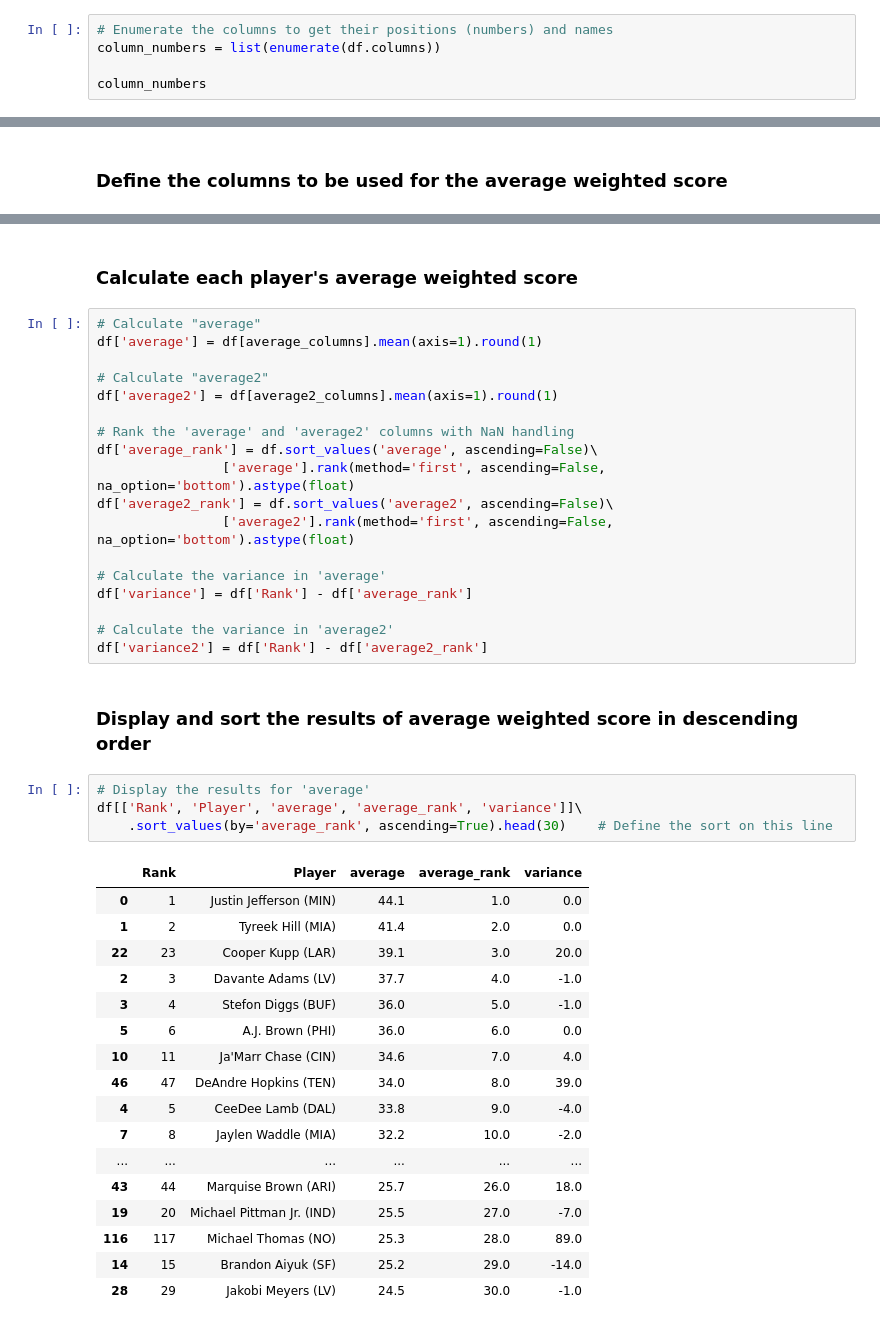
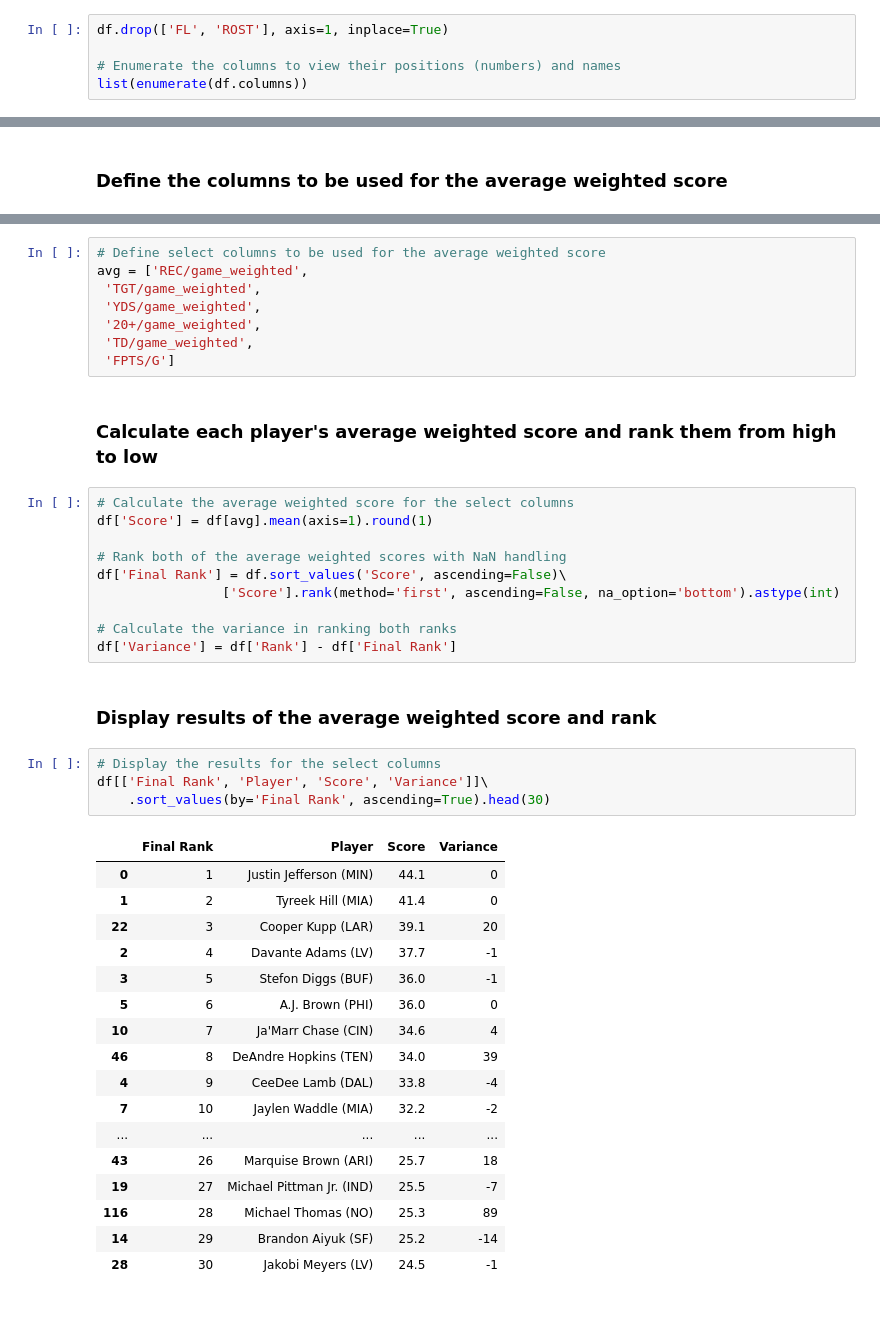
Before and after one commit to meltangonan/fantasy-football, a Jupyter notebook: WR Template.ipynb, the cells around one changed output, grey strips where cells are left out. Drawn from its saved outputs; the diff is of its cells as text.

```diff
--- a/WR Template.ipynb
+++ b/WR Template.ipynb
@@ -24,8 +24,8 @@ df.head(10)
 # %%
-# Enumerate the columns to get their positions (numbers) and names
-column_numbers = list(enumerate(df.columns))
+df.drop(['FL', 'ROST'], axis=1, inplace=True)
 
-column_numbers
+# Enumerate the columns to view their positions (numbers) and names
+list(enumerate(df.columns))
 # %% [output]
 [(0, 'Rank'),
  (1, 'Player'),
@@ -254,44 +257,44 @@ average2_columns
+# %%
+# Define select columns to be used for the average weighted score
+avg = ['REC/game_weighted',
+ 'TGT/game_weighted',
+ 'YDS/game_weighted',
+ '20+/game_weighted',
+ 'TD/game_weighted',
+ 'FPTS/G']
 # %% [markdown]
-### Calculate each player's average weighted score
+### Calculate each player's average weighted score and rank them from high to low
 # %%
-# Calculate "average"
-df['average'] = df[average_columns].mean(axis=1).round(1)
+# Calculate the average weighted score for the select columns
+df['Score'] = df[avg].mean(axis=1).round(1)
 
-# Calculate "average2"
-df['average2'] = df[average2_columns].mean(axis=1).round(1)
+# Rank both of the average weighted scores with NaN handling
+df['Final Rank'] = df.sort_values('Score', ascending=False)\
+                ['Score'].rank(method='first', ascending=False, na_option='bottom').astype(int)
 
-# Rank the 'average' and 'average2' columns with NaN handling
-df['average_rank'] = df.sort_values('average', ascending=False)\
-                ['average'].rank(method='first', ascending=False, na_option='bottom').astype(float)
-df['average2_rank'] = df.sort_values('average2', ascending=False)\
-                ['average2'].rank(method='first', ascending=False, na_option='bottom').astype(float)
-
-# Calculate the variance in 'average'
-df['variance'] = df['Rank'] - df['average_rank']
-
-# Calculate the variance in 'average2'
-df['variance2'] = df['Rank'] - df['average2_rank']
+# Calculate the variance in ranking both ranks
+df['Variance'] = df['Rank'] - df['Final Rank']
 # %% [markdown]
-### Display and sort the results of average weighted score in descending order
+### Display results of the average weighted score and rank
 # %%
-# Display the results for 'average'
-df[['Rank', 'Player', 'average', 'average_rank', 'variance']]\
-    .sort_values(by='average_rank', ascending=True).head(30)    # Define the sort on this line
+# Display the results for the select columns
+df[['Final Rank', 'Player', 'Score', 'Variance']]\
+    .sort_values(by='Final Rank', ascending=True).head(30)
 # %% [output]
-|  | Rank | Player | average | average_rank | variance |
-| 0 | 1 | Justin Jefferson (MIN) | 44.1 | 1.0 | 0.0 |
-| 1 | 2 | Tyreek Hill (MIA) | 41.4 | 2.0 | 0.0 |
-| 22 | 23 | Cooper Kupp (LAR) | 39.1 | 3.0 | 20.0 |
-| 2 | 3 | Davante Adams (LV) | 37.7 | 4.0 | -1.0 |
-| 3 | 4 | Stefon Diggs (BUF) | 36.0 | 5.0 | -1.0 |
-| 5 | 6 | A.J. Brown (PHI) | 36.0 | 6.0 | 0.0 |
-| 10 | 11 | Ja'Marr Chase (CIN) | 34.6 | 7.0 | 4.0 |
-| 46 | 47 | DeAndre Hopkins (TEN) | 34.0 | 8.0 | 39.0 |
-| 4 | 5 | CeeDee Lamb (DAL) | 33.8 | 9.0 | -4.0 |
-| 7 | 8 | Jaylen Waddle (MIA) | 32.2 | 10.0 | -2.0 |
-| ... | ... | ... | ... | ... | ... |
-| 43 | 44 | Marquise Brown (ARI) | 25.7 | 26.0 | 18.0 |
-| 19 | 20 | Michael Pittman Jr. (IND) | 25.5 | 27.0 | -7.0 |
-| 116 | 117 | Michael Thomas (NO) | 25.3 | 28.0 | 89.0 |
-| 14 | 15 | Brandon Aiyuk (SF) | 25.2 | 29.0 | -14.0 |
-| 28 | 29 | Jakobi Meyers (LV) | 24.5 | 30.0 | -1.0 |
+|  | Final Rank | Player | Score | Variance |
+| 0 | 1 | Justin Jefferson (MIN) | 44.1 | 0 |
+| 1 | 2 | Tyreek Hill (MIA) | 41.4 | 0 |
+| 22 | 3 | Cooper Kupp (LAR) | 39.1 | 20 |
+| 2 | 4 | Davante Adams (LV) | 37.7 | -1 |
+| 3 | 5 | Stefon Diggs (BUF) | 36.0 | -1 |
+| 5 | 6 | A.J. Brown (PHI) | 36.0 | 0 |
+| 10 | 7 | Ja'Marr Chase (CIN) | 34.6 | 4 |
+| 46 | 8 | DeAndre Hopkins (TEN) | 34.0 | 39 |
+| 4 | 9 | CeeDee Lamb (DAL) | 33.8 | -4 |
+| 7 | 10 | Jaylen Waddle (MIA) | 32.2 | -2 |
+| ... | ... | ... | ... | ... |
+| 43 | 26 | Marquise Brown (ARI) | 25.7 | 18 |
+| 19 | 27 | Michael Pittman Jr. (IND) | 25.5 | -7 |
+| 116 | 28 | Michael Thomas (NO) | 25.3 | 89 |
+| 14 | 29 | Brandon Aiyuk (SF) | 25.2 | -14 |
+| 28 | 30 | Jakobi Meyers (LV) | 24.5 | -1 |
```
Also changed, not shown: parts of 23 cells of this notebook.
